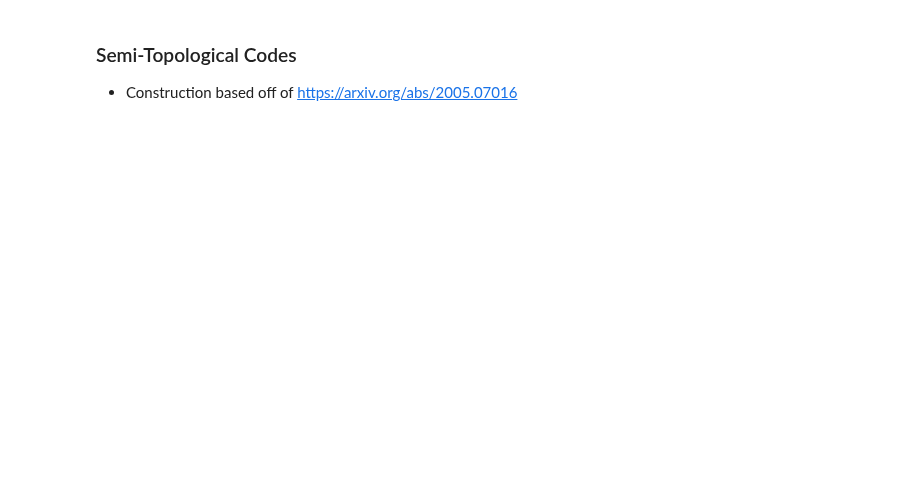
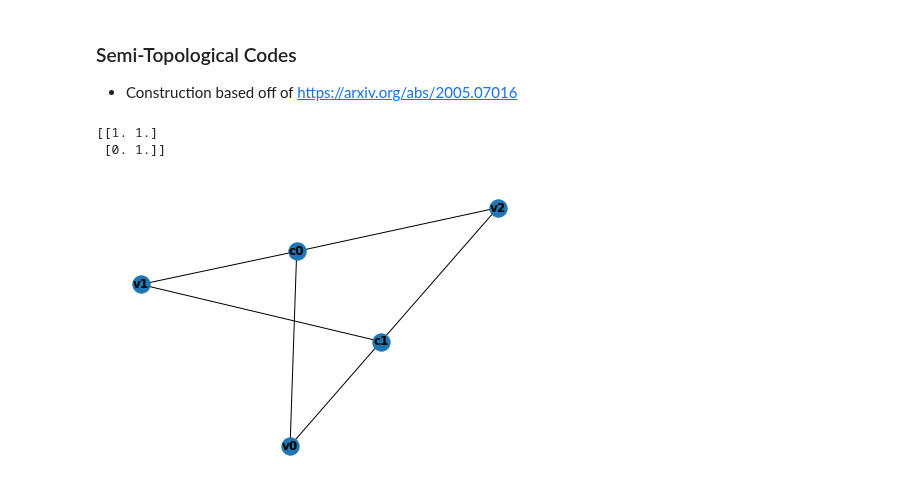
Before and after one commit to Samyak-Surti/QLDPCCodeSim, a Jupyter notebook: semi_topological_code.ipynb, the cells around one changed output. Drawn from its saved outputs; the diff is of its cells as text; code cells hidden in the pictures; blank space fills up the shorter version.

```diff
--- a/semi_topological_code.ipynb
+++ b/semi_topological_code.ipynb
@@ -191,5 +219,16 @@ def g_augmented_ldpc_code(parent_graph: nx.Graph, g: int) -> nx.Graph:
 
     return parent_graph
+# %%
+parent_graph = parity_check_mat_to_tanner(np.array([[1,1,1],[1,1,1]]))
+nx.draw(parent_graph, with_labels=True, font_weight='bold')
+thingie = construct_graph_chain_segment(2)
+#thingie.add_edge('v0', 'c10')
+#print(thingie.nodes)
+#nx.draw(thingie, with_labels=True, font_weight='bold')
+# %% [output]
+[[1. 1.]
+ [0. 1.]]
+[figure, added]
 # %%
 parent_graph = parity_check_mat_to_tanner(np.array([[1,1,1],[1,1,1]]))
 #thingie = construct_graph_chain_segment(2)
```
Also changed, not shown: parts of 2 cells of this notebook.
